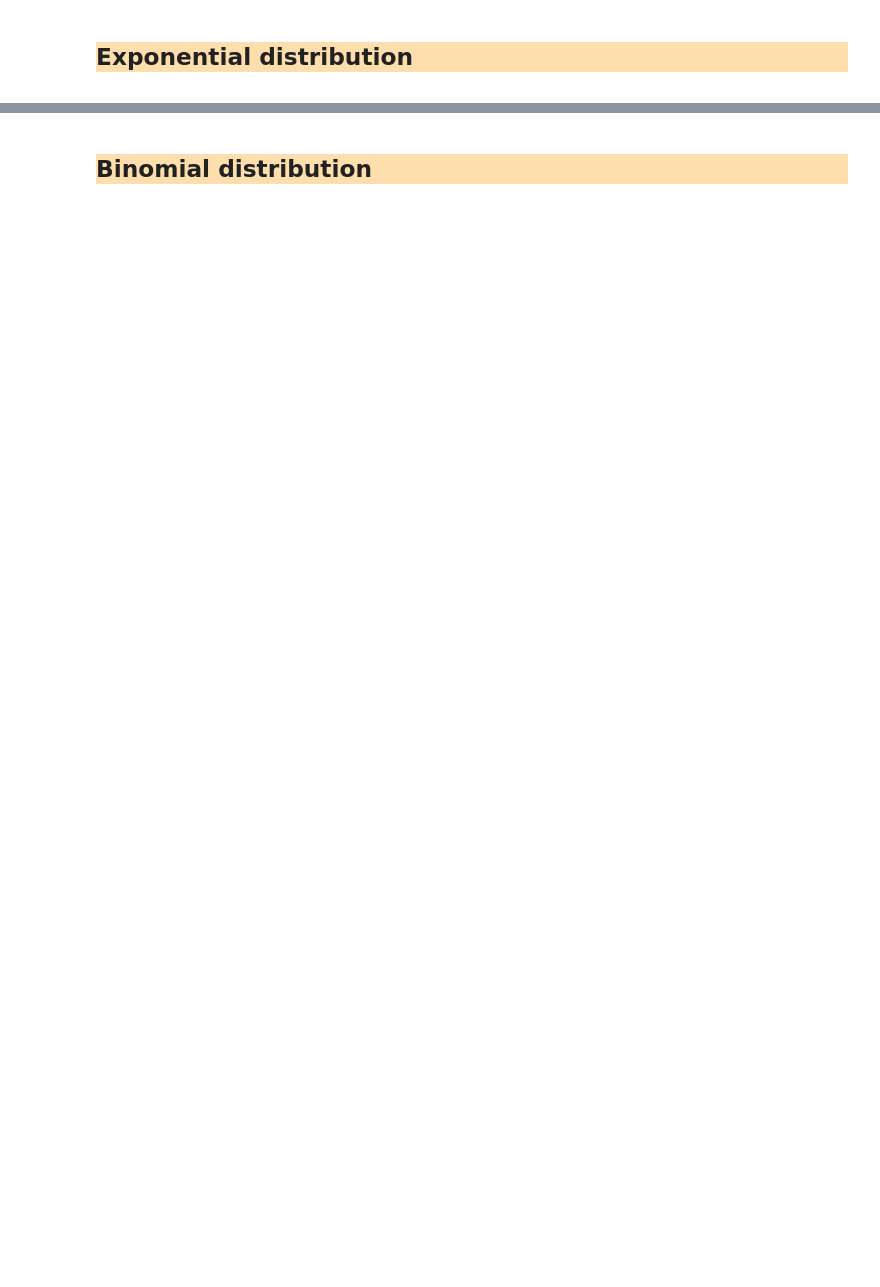
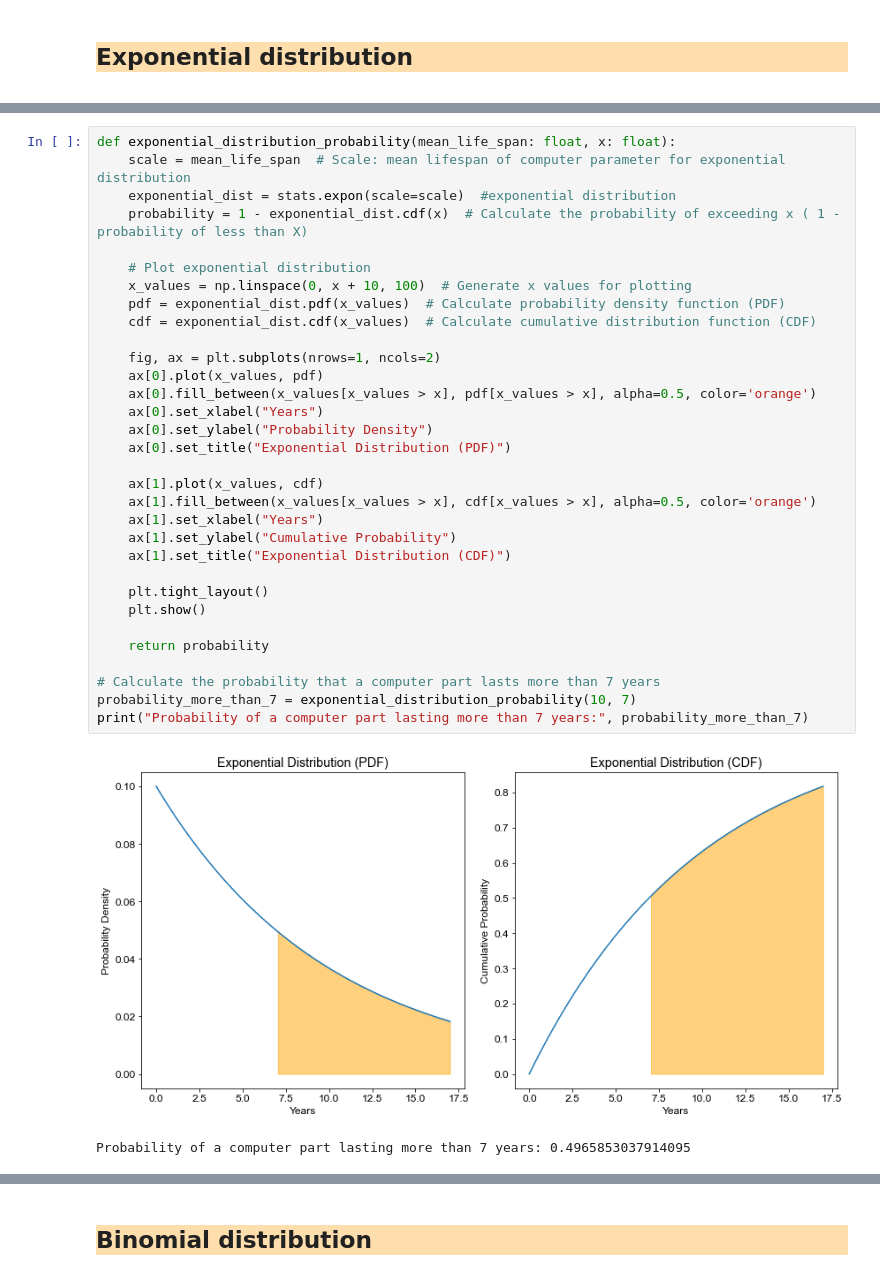
Before and after one commit to shibzr/statistics, a Jupyter notebook: Probability Distribution.ipynb, the cells around one changed output, grey strips where cells are left out. Cells and saved outputs as stored; diff of their text form; blank space fills up the shorter version.

```diff
--- a/Probability Distribution.ipynb
+++ b/Probability Distribution.ipynb
@@ -77,0 +287,35 @@ The uniform distribution can be either district of continous. Discrete uniform d
+# %%
+def exponential_distribution_probability(mean_life_span: float, x: float):
+    scale = mean_life_span  # Scale: mean lifespan of computer parameter for exponential distribution
+    exponential_dist = stats.expon(scale=scale)  #exponential distribution
+    probability = 1 - exponential_dist.cdf(x)  # Calculate the probability of exceeding x ( 1 - probability of less than X)
+
+    # Plot exponential distribution
+    x_values = np.linspace(0, x + 10, 100)  # Generate x values for plotting
+    pdf = exponential_dist.pdf(x_values)  # Calculate probability density function (PDF)
+    cdf = exponential_dist.cdf(x_values)  # Calculate cumulative distribution function (CDF)
+
+    fig, ax = plt.subplots(nrows=1, ncols=2)
+    ax[0].plot(x_values, pdf)
+    ax[0].fill_between(x_values[x_values > x], pdf[x_values > x], alpha=0.5, color='orange')
+    ax[0].set_xlabel("Years")
+    ax[0].set_ylabel("Probability Density")
+    ax[0].set_title("Exponential Distribution (PDF)")
+
+    ax[1].plot(x_values, cdf)
+    ax[1].fill_between(x_values[x_values > x], cdf[x_values > x], alpha=0.5, color='orange')
+    ax[1].set_xlabel("Years")
+    ax[1].set_ylabel("Cumulative Probability")
+    ax[1].set_title("Exponential Distribution (CDF)")
+
+    plt.tight_layout()
+    plt.show()
+
+    return probability
+
+# Calculate the probability that a computer part lasts more than 7 years
+probability_more_than_7 = exponential_distribution_probability(10, 7)
+print("Probability of a computer part lasting more than 7 years:", probability_more_than_7)
+# %% [output]
+[figure, added]
+Probability of a computer part lasting more than 7 years: 0.4965853037914095
```
Also changed, not shown: parts of 40 cells of this notebook.
